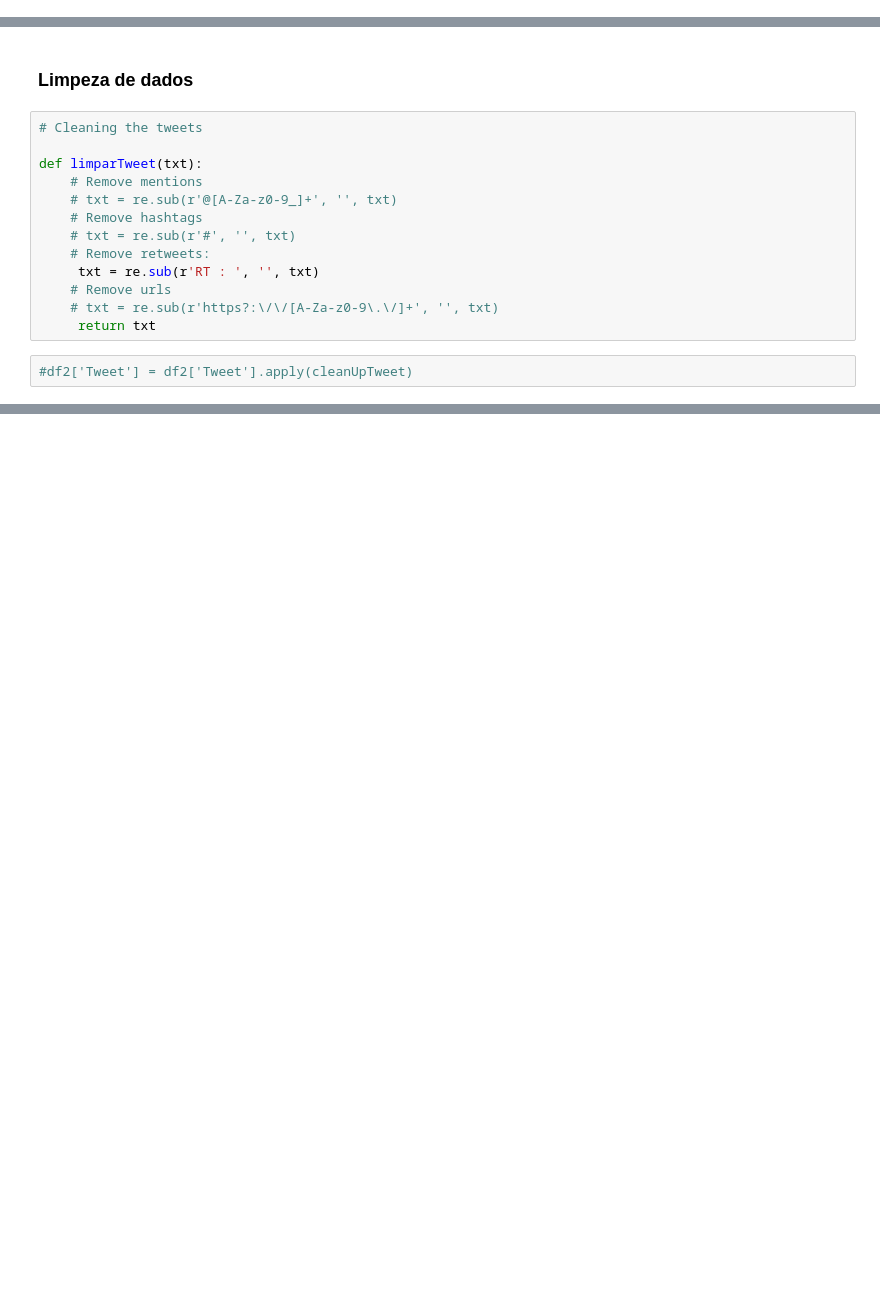
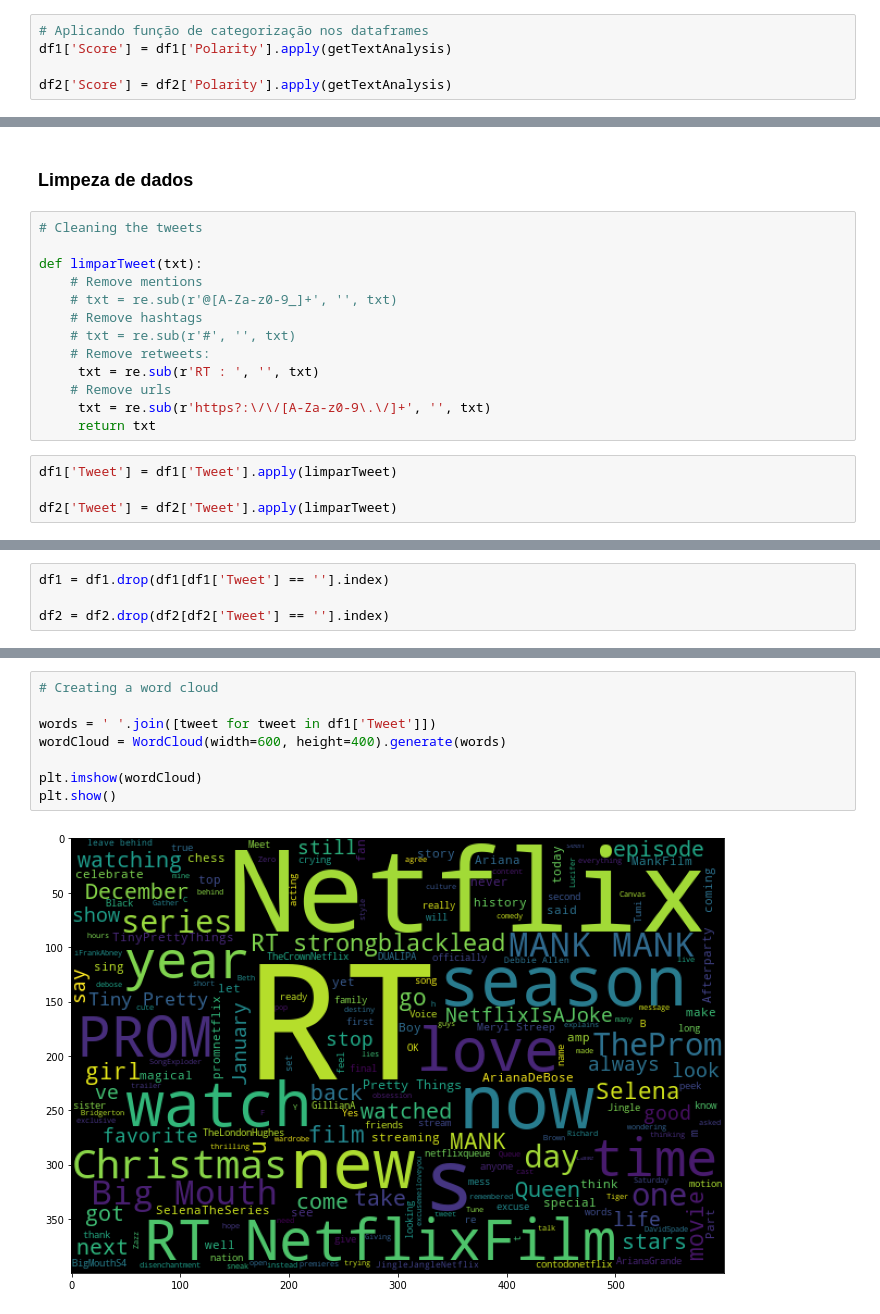
Before and after one commit to icarocrespo/Analise-Midia-Social, a Jupyter notebook: Analise-Midia-Social.ipynb, the cells around one changed output, grey strips where cells are left out. Drawn from its saved outputs; the diff is of its cells as text; blank space fills up the shorter version.

```diff
--- a/Analise-Midia-Social.ipynb
+++ b/Analise-Midia-Social.ipynb
@@ -111,0 +133,5 @@ Netflix Brasil
+# %%
+# Aplicando função de categorização nos dataframes
+df1['Score'] = df1['Polarity'].apply(getTextAnalysis)
+
+df2['Score'] = df2['Polarity'].apply(getTextAnalysis)
@@ -122,7 +166,9 @@ def limparTweet(txt):
     # Remove retweets:
      txt = re.sub(r'RT : ', '', txt)
     # Remove urls
-    # txt = re.sub(r'https?:\/\/[A-Za-z0-9\.\/]+', '', txt)
+     txt = re.sub(r'https?:\/\/[A-Za-z0-9\.\/]+', '', txt)
      return txt
 # %%
-#df2['Tweet'] = df2['Tweet'].apply(cleanUpTweet)
+df1['Tweet'] = df1['Tweet'].apply(limparTweet)
+
+df2['Tweet'] = df2['Tweet'].apply(limparTweet)
@@ -128,0 +177,4 @@ def limparTweet(txt):
+# %%
+df1 = df1.drop(df1[df1['Tweet'] == ''].index)
+
+df2 = df2.drop(df2[df2['Tweet'] == ''].index)
@@ -128,0 +187,10 @@ def limparTweet(txt):
+# %%
+# Creating a word cloud
+
+words = ' '.join([tweet for tweet in df1['Tweet']])
+wordCloud = WordCloud(width=600, height=400).generate(words)
+
+plt.imshow(wordCloud)
+plt.show()
+# %% [output]
+[figure, added]
```
Also changed, not shown: parts of 20 cells of this notebook.
